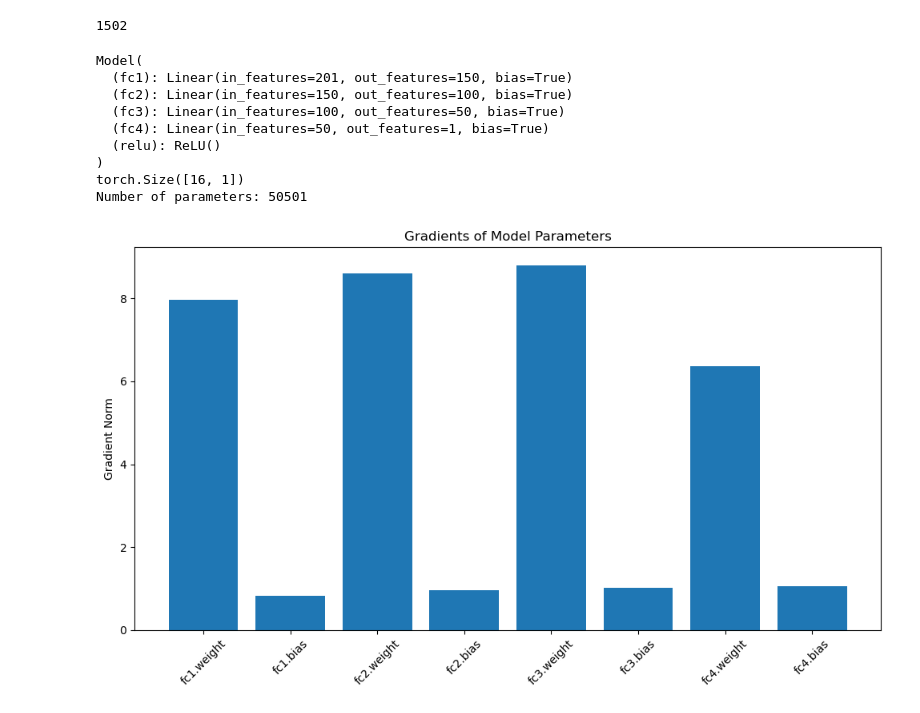
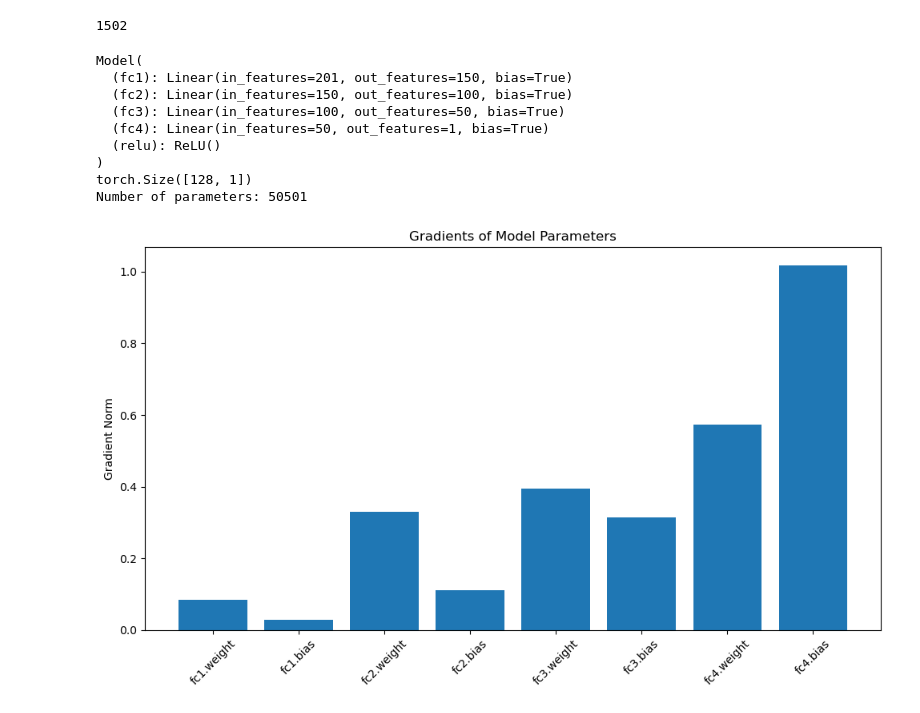
Before and after one commit to rebeccaHassett/RNA_Transcription_NN, a Jupyter notebook: rna_transcription_mlp_windows.ipynb, the cells around one changed output. Drawn from its saved outputs; the diff is of its cells as text; code cells hidden in the pictures.

```diff
--- a/rna_transcription_mlp_windows.ipynb
+++ b/rna_transcription_mlp_windows.ipynb
@@ -169,10 +169,10 @@ class Model(nn.Module):
        self.relu = nn.ReLU()
 
        # Initialize weights using He initialization for each linear layer
-       init.kaiming_normal_(self.fc1.weight, mode='fan_in', nonlinearity='relu')
-       init.kaiming_normal_(self.fc2.weight, mode='fan_in', nonlinearity='relu')
-       init.kaiming_normal_(self.fc3.weight, mode='fan_in', nonlinearity='relu')
-       init.kaiming_normal_(self.fc4.weight, mode='fan_in', nonlinearity='relu')
+       #init.kaiming_normal_(self.fc1.weight, mode='fan_in', nonlinearity='relu')
+       #init.kaiming_normal_(self.fc2.weight, mode='fan_in', nonlinearity='relu')
+       #init.kaiming_normal_(self.fc3.weight, mode='fan_in', nonlinearity='relu')
+       #init.kaiming_normal_(self.fc4.weight, mode='fan_in', nonlinearity='relu')
 
     def forward(self, x):
         #x = x.view(x.size(0), -1)
@@ -182,11 +182,11 @@ class Model(nn.Module):
         x = torch.exp(self.fc4(x)) # ensures all values are positive
         return x
 
-# input size: [16, 12, 200]
+# input size: [128, 12, 200]
 model = Model()
 print(model)
 
-arr = torch.randn((16, 201))#12,200))
+arr = torch.randn((128, 201))#12,200))
 print(model(arr).shape)
 nparm = sum(p.numel() for p in model.parameters() if p.requires_grad)
 print("Number of parameters: " + str(nparm))
@@ -194,35 +194,35 @@ print("Number of parameters: " + str(nparm))
 output = model(arr)
 
 # Compute gradients
 output.mean().backward()
 
 # Plot gradients
 gradient_list = []
 parameter_names = []
 
 for name, param in model.named_parameters():
     if param.grad is not None:
         gradient_list.append(param.grad.norm().item())
         parameter_names.append(name)
 
 plt.figure(figsize=(10, 6))
 plt.bar(parameter_names, gradient_list)
 plt.ylabel('Gradient Norm')
 plt.title('Gradients of Model Parameters')
 plt.xticks(rotation=45)
 plt.tight_layout()
 plt.show()
 # %% [output]
 Model(
   (fc1): Linear(in_features=201, out_features=150, bias=True)
   (fc2): Linear(in_features=150, out_features=100, bias=True)
   (fc3): Linear(in_features=100, out_features=50, bias=True)
   (fc4): Linear(in_features=50, out_features=1, bias=True)
   (relu): ReLU()
 )
-torch.Size([16, 1])
+torch.Size([128, 1])
 Number of parameters: 50501
-[figure, old version]
+[figure, new version]
 # %%
 import torch.nn.functional as F
 
```
Also changed, not shown: parts of 3 cells of this notebook.
